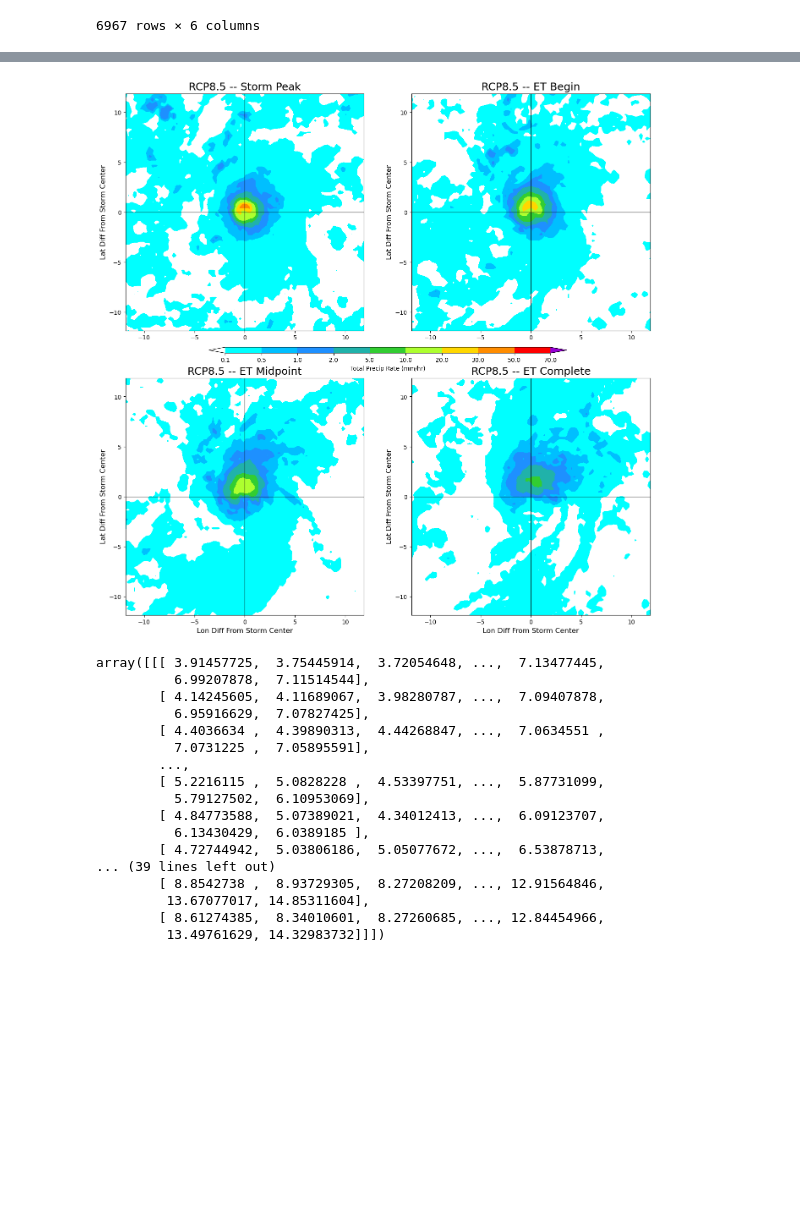
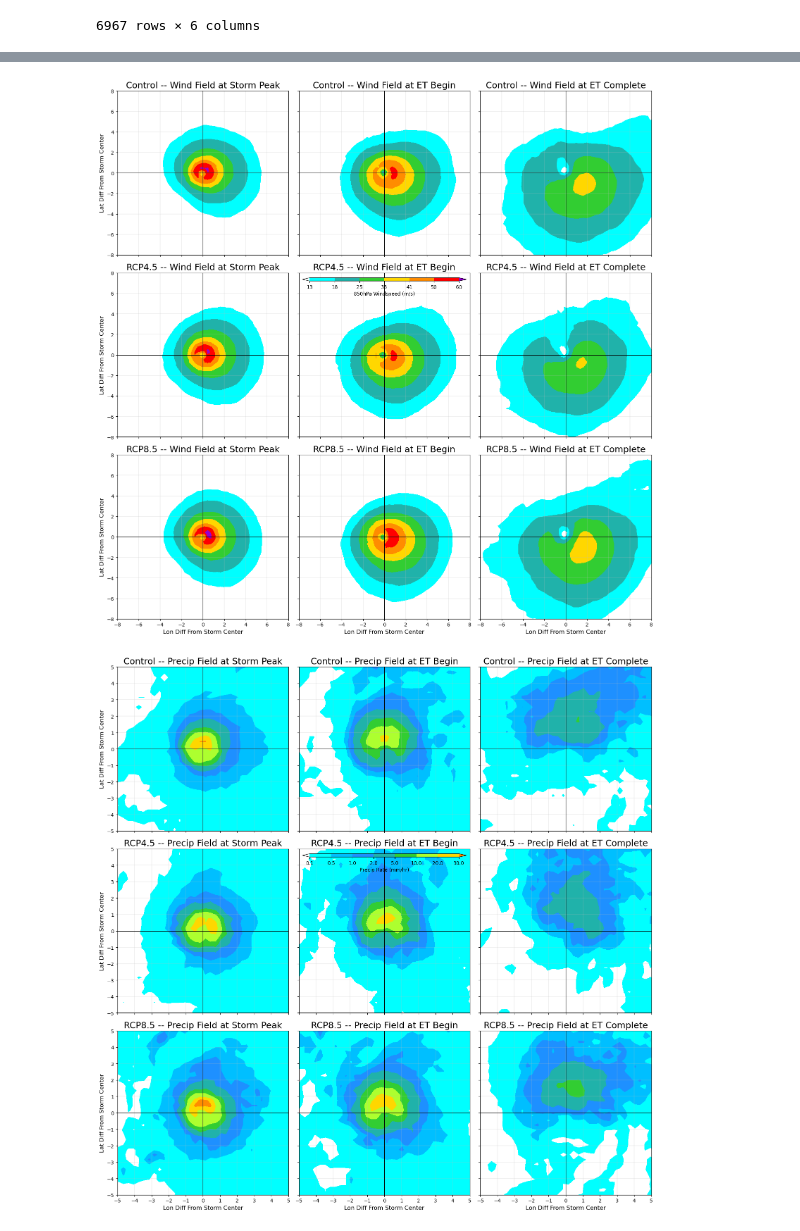
Before and after one commit to Luigi728/ExtraTrack_Github, a Jupyter notebook: RCP_Analysis/RCP_Analysis_V6.8.2.ipynb, the cells around one changed output, grey strips where cells are left out. Drawn from its saved outputs; the diff is of its cells as text; code cells hidden in the pictures; blank space fills up the shorter version.

```diff
--- a/RCP_Analysis/RCP_Analysis_V6.8.2.ipynb
+++ b/RCP_Analysis/RCP_Analysis_V6.8.2.ipynb
@@ -295,12 +295,12 @@ def Find_Compo_Info(Code, Data_DF, ET_DF, Compo_DF, Compo_nc):
 # Find Compo Index of ET Complete
     DF_Storm_Compo_ExTC = DF_Storm_Compo[DF_Storm_Compo["Storm Phase"] == "Extratropical"].reset_index()
     ET_Compl_Index = DF_Storm_Compo_ExTC["Compo Index"][0]
-    Time_Indexes = [Storm_Peak_Index, ET_Begin_Index, ET_Mid_Index, ET_Compl_Index]
+    Time_Indexes = [Storm_Peak_Index, ET_Begin_Index, ET_Compl_Index]
     return (DF_Storm_Compo, Time_Indexes)
 # %%
 # Create Function to Combine Windspeed Maps
 def Wind_Snaps_Combine(Subset_Codes, Data_DF, ET_DF, Compo_DF, Compo_nc_A, Compo_nc_B, Compo_nc_C, Mean):
-    Wind_Snap_All = numpy.zeros((len(Subset_Codes),4,80,80))
+    Wind_Snap_All = numpy.zeros((len(Subset_Codes),3,80,80))
     for n in range(len(Subset_Codes)):
         Code = Subset_Codes[n]
         ABC = ET_DF[ET_DF["Code"] == Code].reset_index()["ABC"][0]
@@ -546,0 +486,30 @@ RCP85_Subset
+# %%
+# Plot Windspeed Snap Plots
+def Windspeed_Snap_Plots(Models_Wind_Snaps, Compo_nc, Time_Labels, Bounds, Colours, Savefig, Figname):
+# x and y Values
+    x_Snap = Compo_nc.x
+    y_Snap = Compo_nc.y
+#
+# Create Fig
+    Fig = pyplot.figure(figsize=(16,16))
+    Axes = Fig.subplots(3,3, sharex=True, sharey=True)
+    Var = "Wind"
+    Models = ["Control", "RCP4.5", "RCP8.5"]
+#
+# Plotting
+    for i in range(3):
+        for j in range(3):
+            Contour_Map(Axes[i][j], i, j, Models_Wind_Snaps[i][j], x_Snap, y_Snap, Bounds, Colours, \
+            Models[i], Time_Labels[j], Var)
+#
+# Colour Bar
+    C_Map = mcolors.LinearSegmentedColormap.from_list("850hPa Windspeed", Colours, N=len(Colours))
+    Norm = mcolors.BoundaryNorm(Bounds, C_Map.N, extend='both')
+    Cax = Axes[1][1].inset_axes([0.02, 0.95, 0.96, 0.02], transform=Axes[1][1].transAxes)
+    Fig.colorbar(ScalarMappable(cmap=C_Map, norm=Norm), orientation='horizontal', \
+    cax=Cax, label='850hPa Windspeed (m/s)', shrink=0.7)
+#
+# Save Fig
+    Fig.tight_layout()
+    if Savefig == True:
+        Fig.savefig(Output_Diri+Figname, bbox_inches='tight')
@@ -612,8 +564,3 @@ Precip_Bounds, Precip_Colours, True, 'RCP45_Precip_Snaps_Mean.png')
-# %%
-Precip_Snap_Plots(RCP85_Subset_Precip_Snap_Mean, RCP85_A_Compo_nc, "RCP8.5", Time_Labels, \
-Precip_Bounds, Precip_Colours, True, 'RCP85_Precip_Snaps_Mean.png')
-# %% [output]
-[figure, removed]
 # %%
 # Calculate Median Windspeed Snapshots
 Control_Subset_Wind_Snap_Median = Wind_Snaps_Combine(Control_Subset_Codes, Control_Data, Control_ET, \
@@ -622,25 +569,7 @@ RCP45_Subset_Wind_Snap_Median = Wind_Snaps_Combine(RCP45_Subset_Codes, RCP45_Dat
 RCP45_Compo, RCP45_A_Compo_nc, RCP45_B_Compo_nc, RCP45_C_Compo_nc, False)
 RCP85_Subset_Wind_Snap_Median = Wind_Snaps_Combine(RCP85_Subset_Codes, RCP85_Data, RCP85_ET, \
 RCP85_Compo, RCP85_A_Compo_nc, RCP85_B_Compo_nc, RCP85_C_Compo_nc, False)
-Control_Subset_Wind_Snap_Median
+#Control_Subset_Wind_Snap_Median
-# %% [output]
-array([[[ 3.91457725,  3.75445914,  3.72054648, ...,  7.13477445,
-          6.99207878,  7.11514544],
-        [ 4.14245605,  4.11689067,  3.98280787, ...,  7.09407878,
-          6.95916629,  7.07827425],
-        [ 4.4036634 ,  4.39890313,  4.44268847, ...,  7.0634551 ,
-          7.0731225 ,  7.05895591],
-        ...,
-        [ 5.2216115 ,  5.0828228 ,  4.53397751, ...,  5.87731099,
-          5.79127502,  6.10953069],
-        [ 4.84773588,  5.07389021,  4.34012413, ...,  6.09123707,
-          6.13430429,  6.0389185 ],
-        [ 4.72744942,  5.03806186,  5.05077672, ...,  6.53878713,
-... (39 lines left out)
-        [ 8.8542738 ,  8.93729305,  8.27208209, ..., 12.91564846,
-         13.67077017, 14.85311604],
-        [ 8.61274385,  8.34010601,  8.27260685, ..., 12.84454966,
-         13.49761629, 14.32983732]]])
 # %%
 # Calculate Median Precip Snapshots
 Control_Subset_Precip_Snap_Median = Precip_Snaps_Combine(Control_Subset_Codes, Control_Data, Control_ET, \
@@ -653,3 +586,13 @@ RCP85_A_Compo_nc, RCP85_B_Compo_nc, RCP85_C_Compo_nc, False)
+# %%
+Windspeed_Snap_Plots([Control_Subset_Wind_Snap_Mean, RCP45_Subset_Wind_Snap_Mean, RCP85_Subset_Wind_Snap_Mean], \
+Control_A_Compo_nc, Time_Labels, Windspeed_Bounds, Windspeed_Colours, True, 'Wind_Snaps_Mean.png')
+# %% [output]
+[figure, added]
+# %%
+Precip_Snap_Plots([Control_Subset_Precip_Snap_Mean, RCP45_Subset_Precip_Snap_Mean, RCP85_Subset_Precip_Snap_Mean], \
+Control_A_Compo_nc, Time_Labels, Precip_Bounds, Precip_Colours, True, 'Precip_Snaps_Mean.png')
+# %% [output]
+[figure, added]
 # %%
 # Median Snapshot Plots
 # %%
```
Also changed, not shown: parts of 35 cells of this notebook, 20 other files.
